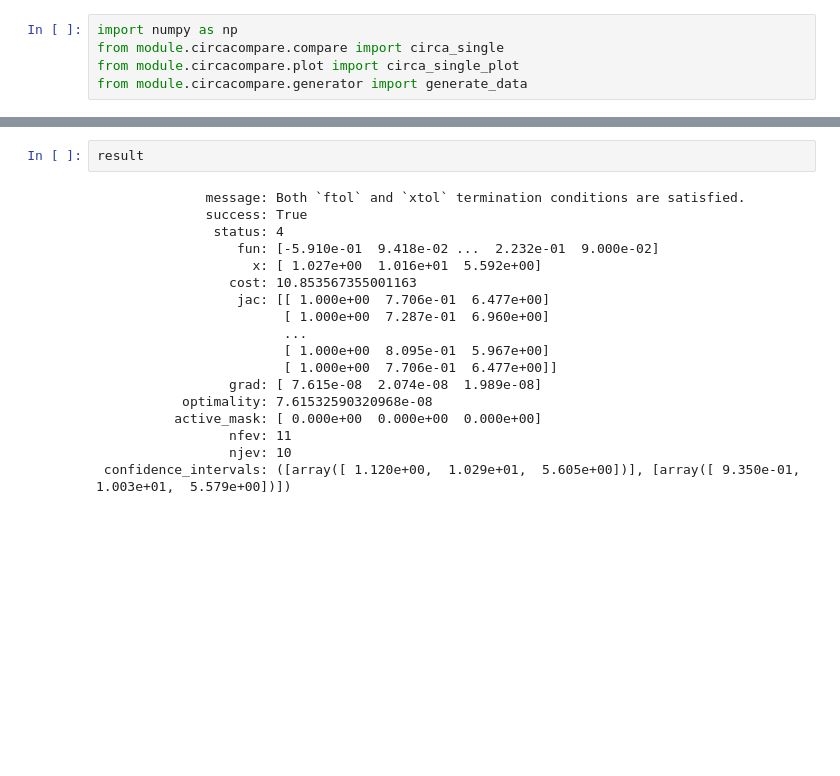
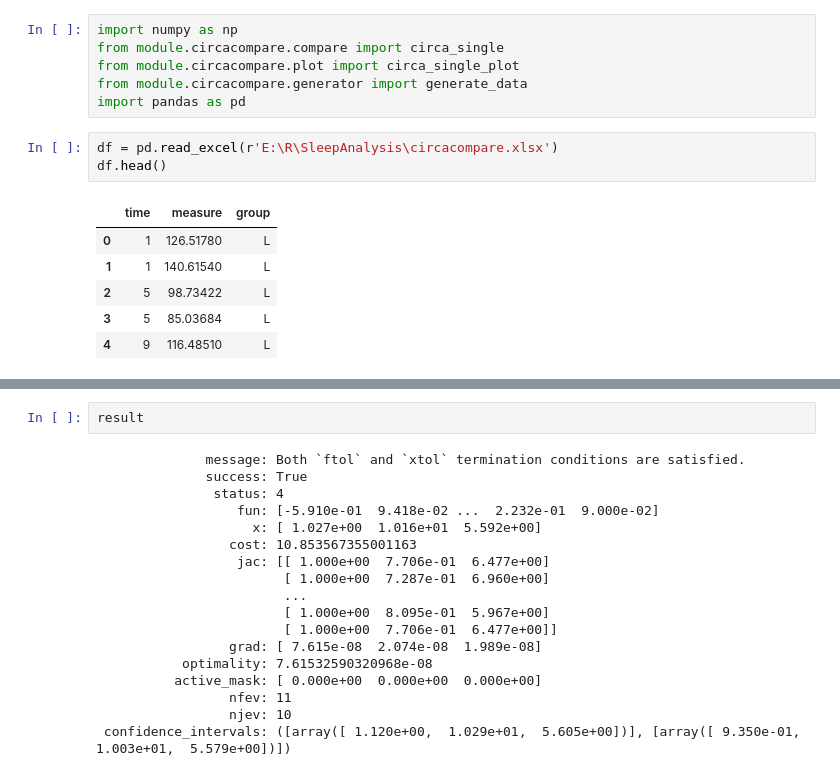
Before and after one commit to Carboneinerte/Pynda_ssc, a Jupyter notebook: Circacompare.ipynb, the cells around one changed output, grey strips where cells are left out. Saved outputs shown, nothing was run; the diff lists cells and outputs as text; blank space fills up the shorter version.

```diff
--- a/Circacompare.ipynb
+++ b/Circacompare.ipynb
@@ -3,4 +3,15 @@ import numpy as np
 from module.circacompare.compare import circa_single
 from module.circacompare.plot import circa_single_plot
 from module.circacompare.generator import generate_data
+import pandas as pd
+# %%
+df = pd.read_excel(r'E:\R\SleepAnalysis\circacompare.xlsx')
+df.head()
+# %% [output]
+|  | time | measure | group |
+| 0 | 1 | 126.51780 | L |
+| 1 | 1 | 140.61540 | L |
+| 2 | 5 | 98.73422 | L |
+| 3 | 5 | 85.03684 | L |
+| 4 | 9 | 116.48510 | L |
 # %%
```
Also changed, not shown: parts of 2 cells of this notebook, 1 other file.
